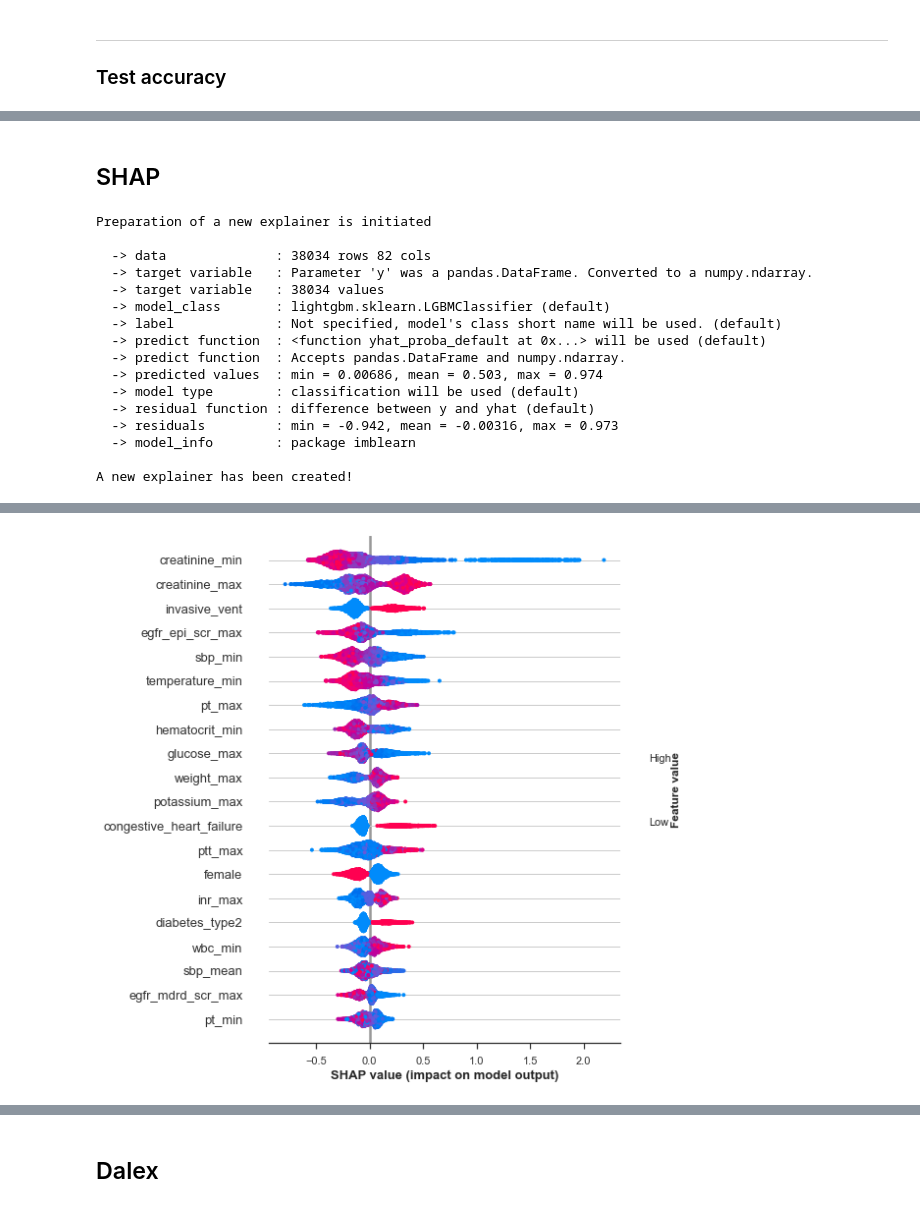
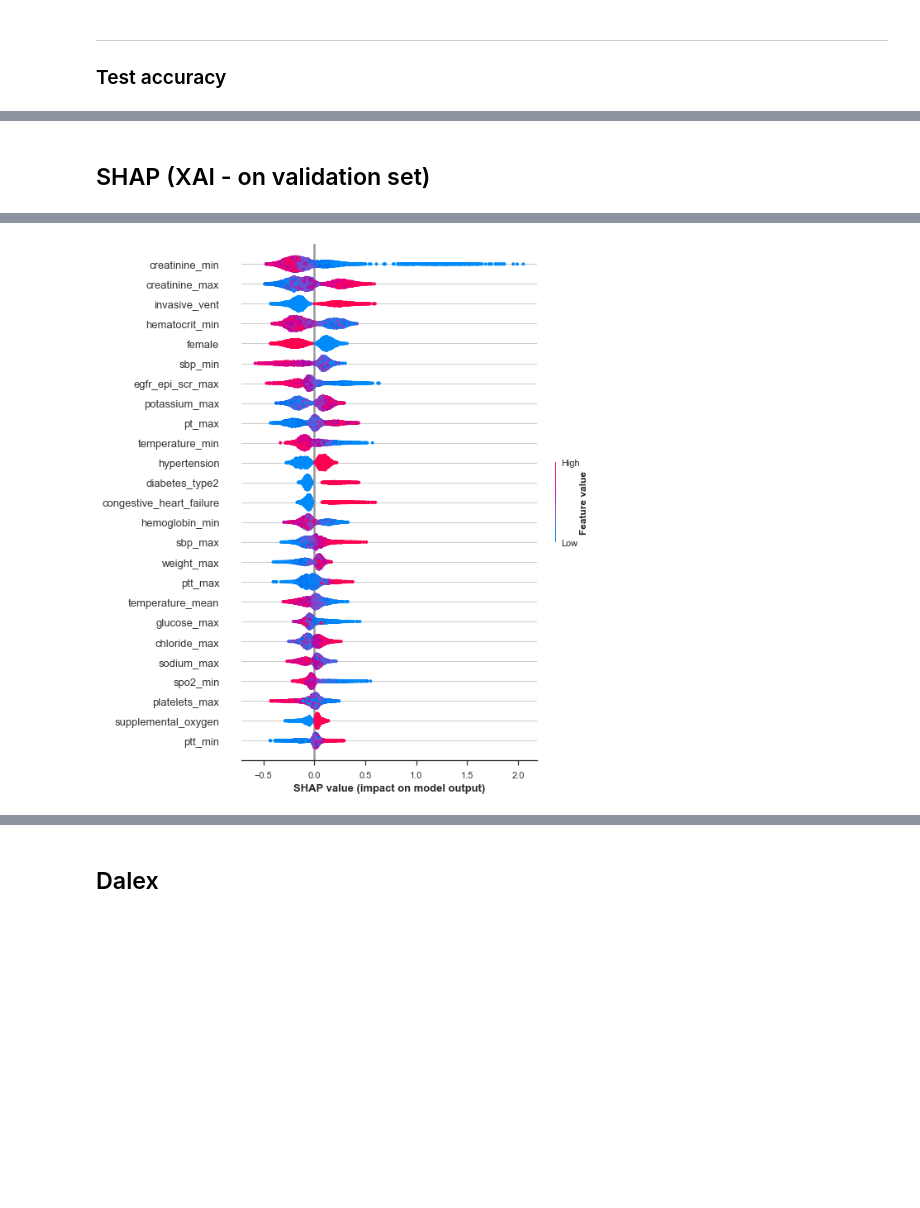
Before and after one commit to amirhkr/AKI_MIMIC4, a Jupyter notebook: ML_models_notebooks/SB_preadmisssion/preadmission_75_mean_180_7_days/XGB_preadmisssion_75_SB_6hr_fix.ipynb, the cells around one changed output, grey strips where cells are left out. Drawn from its saved outputs; the diff is of its cells as text; code cells hidden in the pictures; blank space fills up the shorter version.

```diff
--- a/ML_models_notebooks/SB_preadmisssion/preadmission_75_mean_180_7_days/XGB_preadmisssion_75_SB_6hr_fix.ipynb
+++ b/ML_models_notebooks/SB_preadmisssion/preadmission_75_mean_180_7_days/XGB_preadmisssion_75_SB_6hr_fix.ipynb
@@ -987,19 +984,6 @@ fpr_XGB_grade123, tpr_XGB_grade123, _ = metrics.roc_curve(y,   y_pred_proba[::,1
 
 %store -r fpr_LR_grade123
 %store -r tpr_LR_grade123
-# %%
-# plt.rcParams["figure.figsize"] = (7.5,6)
-plt.rcParams["figure.figsize"] = (9,8)
-mpl.rcParams['lines.linewidth'] = 1.5
-plt.plot(fpr_XGB_grade123,tpr_XGB_grade123,label="XGB (AUC=0.90)")
-plt.plot(fpr_RF_grade123,tpr_RF_grade123,label="RF    (AUC=0.88)")
-plt.plot(fpr_LR_grade123,tpr_LR_grade123,label="LR    (AUC=0.87)")
-plt.plot(fpr_ANN_grade123,tpr_ANN_grade123,label="ANN (AUC=0.86)")
-plt.plot([0, 1], [0, 1], marker=".", alpha=0.4)
-plt.ylabel('True Positive Rate')
-plt.xlabel('False Positive Rate')
-plt.legend(loc=4)
-plt.show()
 # %%
 final_estimator = pipeline_final._final_estimator
 # %%
@@ -1021,25 +1005,4 @@ def scale_impute(df, pipe):
     df_result = pd.DataFrame(data_imputed, columns=df.columns)
     return df_result
 # %% [markdown]
-## SHAP
+## SHAP (XAI - on validation set)
-# %%
-import dalex as dx
-
-exp = dx.Explainer(pipeline_final, X_train, y_train)
-# %% [output]
-Preparation of a new explainer is initiated
-
-  -> data              : 38034 rows 82 cols
-  -> target variable   : Parameter 'y' was a pandas.DataFrame. Converted to a numpy.ndarray.
-  -> target variable   : 38034 values
-  -> model_class       : lightgbm.sklearn.LGBMClassifier (default)
-  -> label             : Not specified, model's class short name will be used. (default)
-  -> predict function  : <function yhat_proba_default at 0x...> will be used (default)
-  -> predict function  : Accepts pandas.DataFrame and numpy.ndarray.
-  -> predicted values  : min = 0.00686, mean = 0.503, max = 0.974
-  -> model type        : classification will be used (default)
-  -> residual function : difference between y and yhat (default)
-  -> residuals         : min = -0.942, mean = -0.00316, max = 0.973
-  -> model_info        : package imblearn
-
-A new explainer has been created!
@@ -1051,9 +1009,11 @@
 # %%
 import shap
 
-X_test_t = scale_impute_via_pipeline(df=X_test,pipe=pipeline_final)
+X_valid_t = scale_impute(df=X_valid,pipe=pipeline_final)
 shap.initjs()
-explainer = shap.TreeExplainer(final_estimator)
-shap_values = explainer.shap_values(X_test_t)
+explainer = shap.TreeExplainer(pipeline_final._final_estimator)
+shap_values = explainer.shap_values(X_valid_t)
+shap.summary_plot(shap_values[1], X_valid_t, max_display=25)
 # %% [output]
 [interactive output not drawn]
+[figure, added]
@@ -1064,4 +1019,0 @@ df_X.temperature_min.median()
-# %%
-shap.summary_plot(shap_values[1], X_test_t)
-# %% [output]
-[figure, removed]
```
Also changed, not shown: parts of 35 cells of this notebook, 2 other files.
